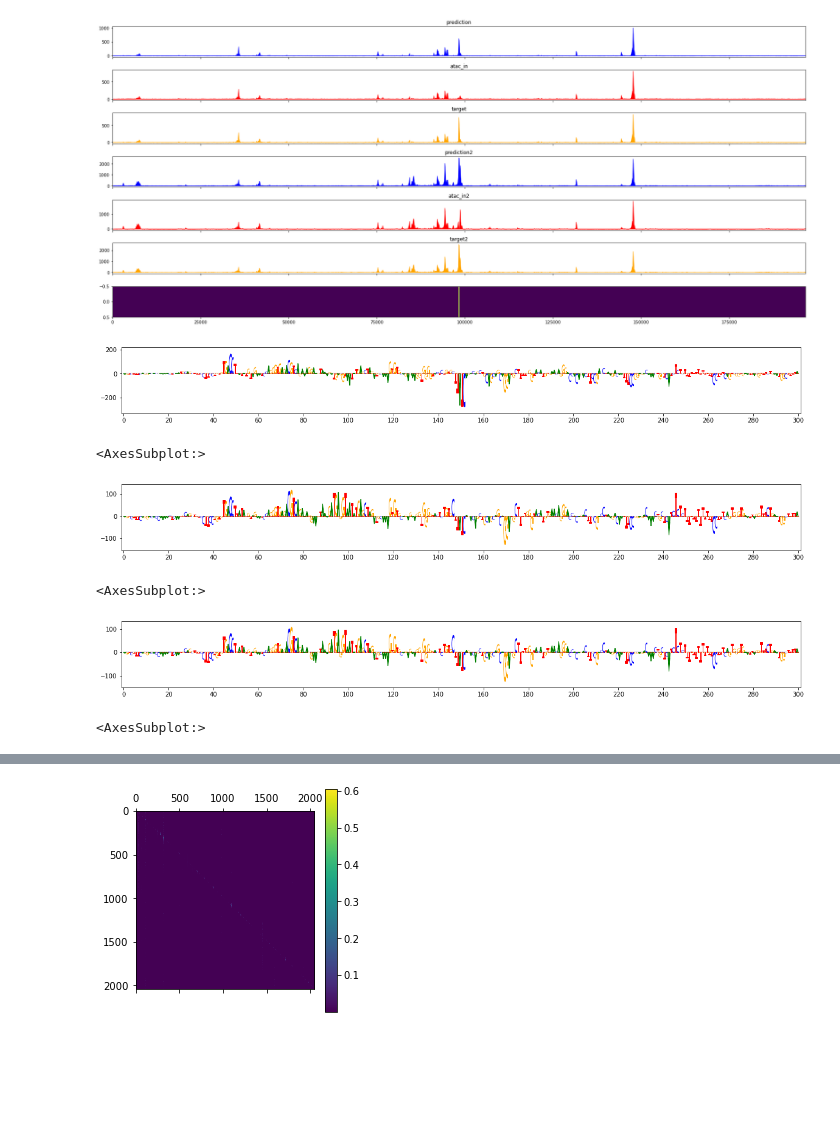
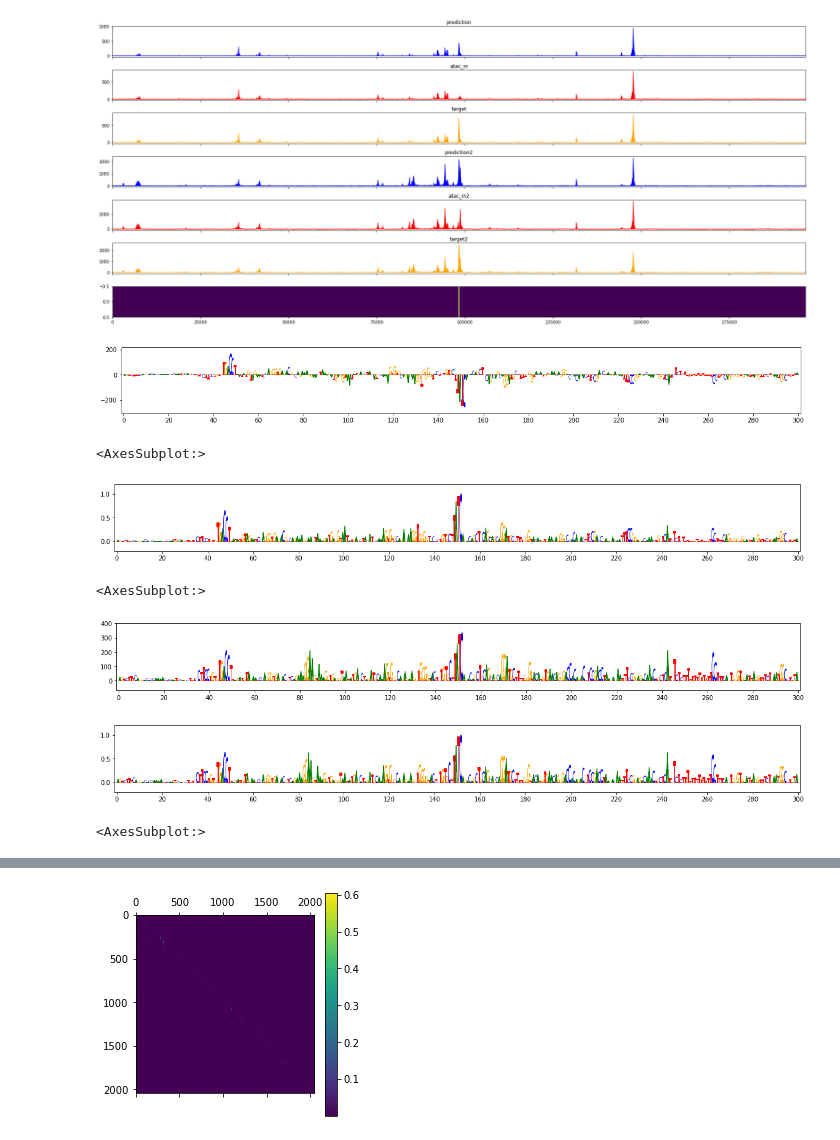
Before and after one commit to abuchin/genformer, a Jupyter notebook: visualization/plot_tracks_masked.ipynb, the cells around one changed output, grey strips where cells are left out. Cells and saved outputs as stored; diff of their text form; code cells hidden in the pictures; blank space fills up the shorter version.

```diff
--- a/visualization/plot_tracks_masked.ipynb
+++ b/visualization/plot_tracks_masked.ipynb
@@ -104,6 +117,7 @@ model = aformer.aformer(kernel_transformation='relu_kernel_transformation',
                         freeze_conv_layers=False,
                         filter_list_seq=[768,896,1024,1152,1280,1536],
                         filter_list_atac=[32,64],
+                        final_point_scale=4,
                         output_heads=["human","mouse","rhesus","rat"],
                         learnable_PE=True)
 
@@ -629,14 +666,28 @@ from modisco.visualization import viz_sequence
 viz_sequence.plot_weights((((tf.expand_dims(seq_grads_out[0],axis=1) - tf.reduce_mean(full_grads_out[0],axis=1,keepdims=True)) * test['sequence'][0,:,:4]))[130922:131222,:],
                           subticks_frequency=20)
 # %% [output]
-[figure, old version]
+[figure, new version]
 <AxesSubplot:>
+# %%
+##### import modisco.visualization
+from modisco.visualization import viz_sequence
+#- tf.reduce_mean(full_grads_out[1], axis=1,keepdims=True)
+
+
+grads = tf.math.abs(tf.expand_dims(seq_grads_out[0],axis=1) -  tf.reduce_mean(full_grads_out[0],axis=1,keepdims=True))
+scaled = grads / tf.reduce_max(grads)
+
+viz_sequence.plot_weights(((scaled * test['sequence'][0,:,:4]))[130922:131222,:],
+                          subticks_frequency=20)
+# %% [output]
+[figure, added]
+<AxesSubplot:>
 # %%
 ##### import modisco.visualization
 from modisco.visualization import viz_sequence
 #- tf.reduce_mean(full_grads_out[1], axis=1,keepdims=True)
-viz_sequence.plot_weights((((tf.expand_dims(seq_grads_out[1],axis=1) -  tf.reduce_mean(full_grads_out[1],axis=1,keepdims=True)) * test['sequence'][0,:,:4]))[130922:131222,:],
+grads = tf.math.abs(tf.expand_dims(seq_grads_out[1],axis=1) -  tf.reduce_mean(full_grads_out[1],axis=1,keepdims=True))
+plt = viz_sequence.plot_weights(((grads * test['sequence'][0,:,:4]))[130922:131222,:],
                           subticks_frequency=20)
 # %% [output]
-[figure, old version]
+[figure, new version]
-<AxesSubplot:>
@@ -644,8 +697,13 @@ viz_sequence.plot_weights((((tf.expand_dims(seq_grads_out[1],axis=1) -  tf.reduc
 ##### import modisco.visualization
 from modisco.visualization import viz_sequence
 #- tf.reduce_mean(full_grads_out[1], axis=1,keepdims=True)
-viz_sequence.plot_weights((((tf.expand_dims(seq_grads_out[1],axis=1)) * test['sequence'][0,:,:4]))[130922:131222,:],
+
+
+grads = tf.math.abs(tf.expand_dims(seq_grads_out[1],axis=1) -  tf.reduce_mean(full_grads_out[1],axis=1,keepdims=True))
+scaled = grads / tf.reduce_max(grads)
+
+viz_sequence.plot_weights(((scaled * test['sequence'][0,:,:4]))[130922:131222,:],
                           subticks_frequency=20)
 # %% [output]
-[figure, old version]
+[figure, new version]
 <AxesSubplot:>
```
Also changed, not shown: parts of 5 cells of this notebook, 10 other files.
